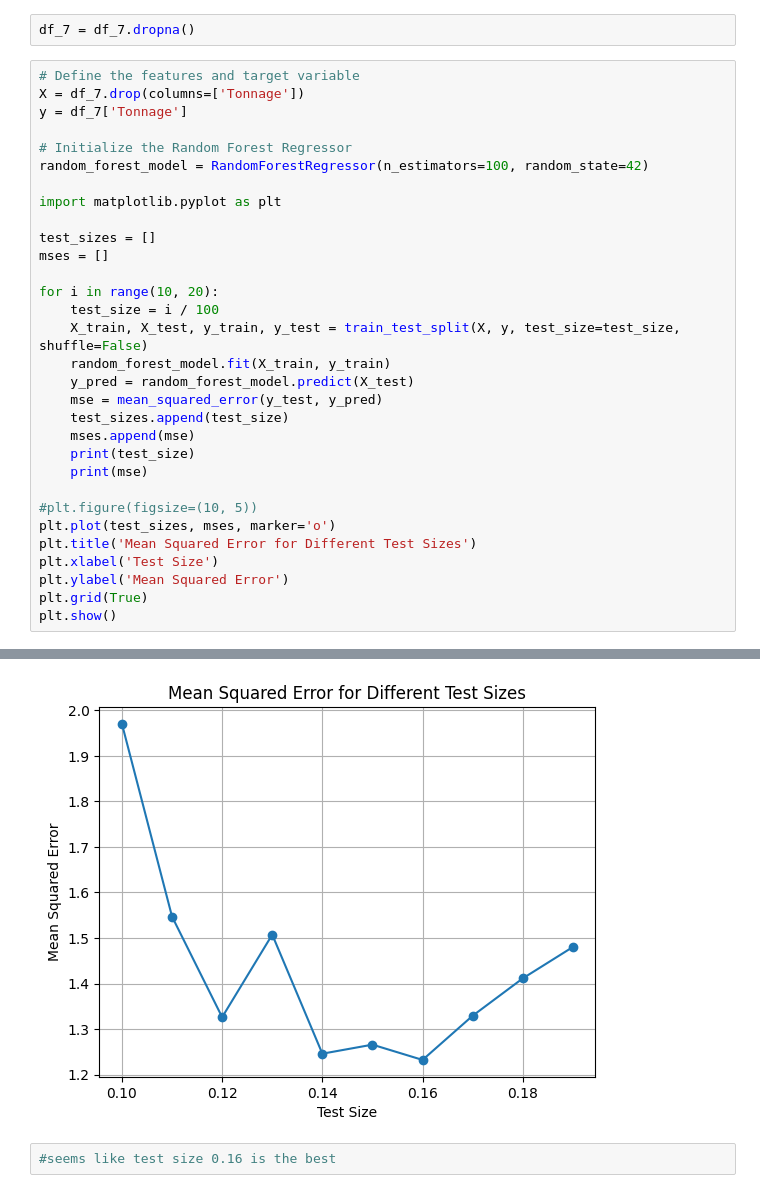
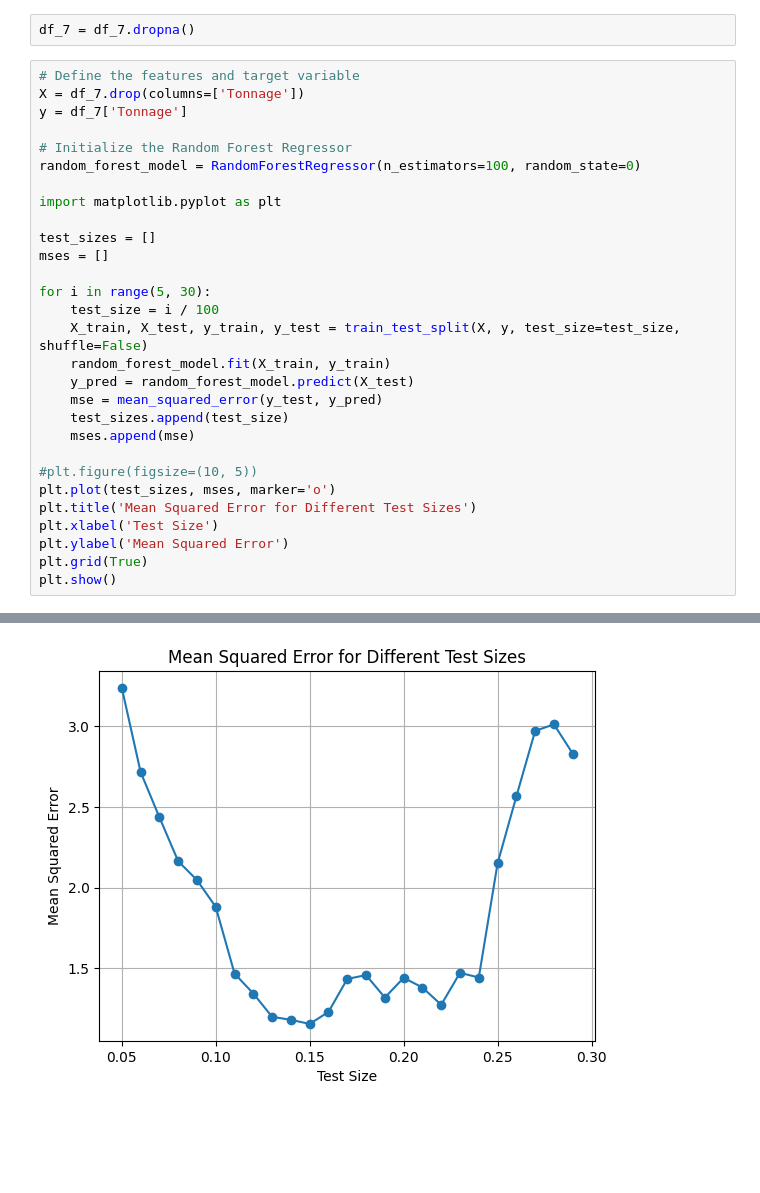
Before and after one commit to jli615/dtxwalmart, a Jupyter notebook: store_7_model.ipynb, the cells around one changed output, grey strips where cells are left out. Cells and saved outputs as stored; diff of their text form; blank space fills up the shorter version.

Commit message:
found range of good train-test split sizes

```diff
--- a/store_7_model.ipynb
+++ b/store_7_model.ipynb
@@ -55,14 +55,14 @@ X = df_7.drop(columns=['Tonnage'])
 y = df_7['Tonnage']
 
 # Initialize the Random Forest Regressor
-random_forest_model = RandomForestRegressor(n_estimators=100, random_state=42)
+random_forest_model = RandomForestRegressor(n_estimators=100, random_state=0)
 
 import matplotlib.pyplot as plt
 
 test_sizes = []
 mses = []
 
-for i in range(10, 20):
+for i in range(5, 30):
     test_size = i / 100
     X_train, X_test, y_train, y_test = train_test_split(X, y, test_size=test_size, shuffle=False)
     random_forest_model.fit(X_train, y_train)
@@ -70,8 +70,6 @@ for i in range(10, 20):
     mse = mean_squared_error(y_test, y_pred)
     test_sizes.append(test_size)
     mses.append(mse)
-    print(test_size)
-    print(mse)
 
 #plt.figure(figsize=(10, 5))
 plt.plot(test_sizes, mses, marker='o')
@@ -104,3 +82 @@ plt.show()
-[figure, old version]
+[figure, new version]
-# %%
-#seems like test size 0.16 is the best
```
Also changed, not shown: parts of 1 cell of this notebook.
